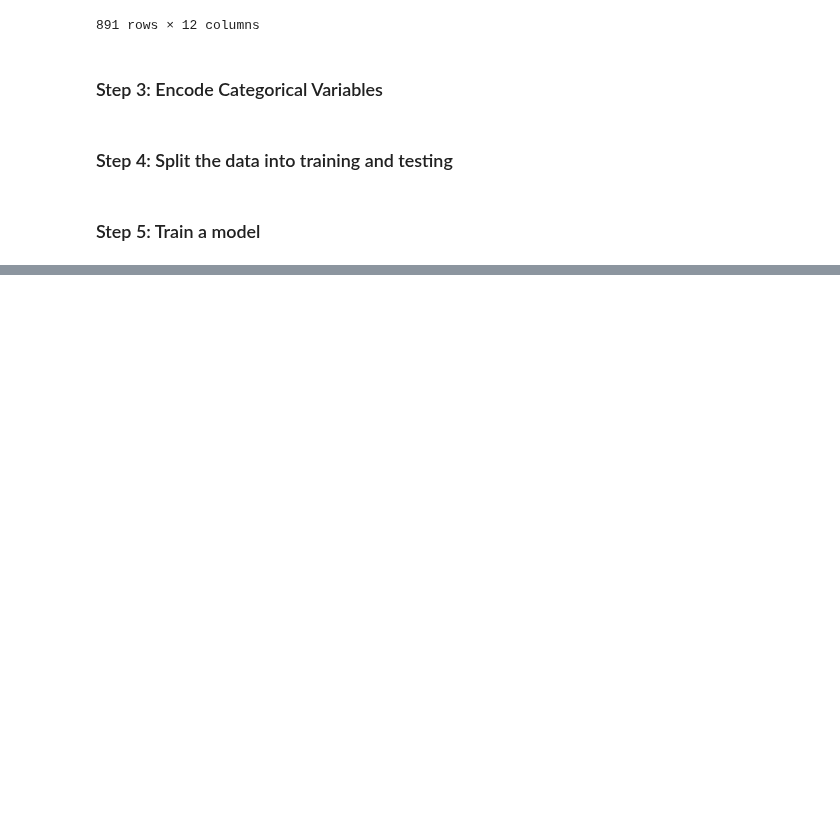
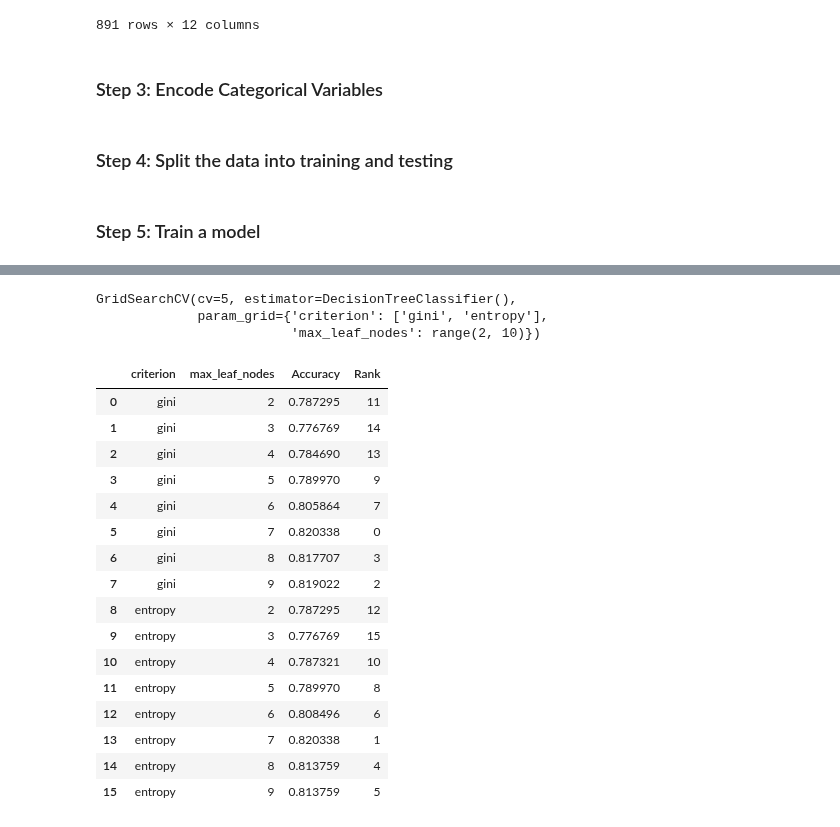
Before and after one commit to bryantstats/math460, a Jupyter notebook: python/fa23/classification_tree_fall24.ipynb, the cells around one changed output, grey strips where cells are left out. Saved outputs shown, nothing was run; the diff lists cells and outputs as text; code cells hidden in the pictures; blank space fills up the shorter version.

```diff
--- a/python/fa23/classification_tree_fall24.ipynb
+++ b/python/fa23/classification_tree_fall24.ipynb
@@ -160,0 +183,39 @@ graph
+# %%
+import warnings
+warnings.filterwarnings("ignore")
+
+
+# Decide what hyperparameter to tune then decide the searching range
+param_grid = {'max_leaf_nodes': range(2,10),
+              'criterion':['gini', 'entropy']}
+
+# Create a list of trees
+from sklearn.model_selection import GridSearchCV
+tree2 = GridSearchCV(DecisionTreeClassifier(), param_grid, cv = 5)
+tree2.fit(x_train, y_train)
+# %% [output]
+GridSearchCV(cv=5, estimator=DecisionTreeClassifier(),
+             param_grid={'criterion': ['gini', 'entropy'],
+                         'max_leaf_nodes': range(2, 10)})
+# %%
+cv_result = pd.concat([pd.DataFrame(tree2.cv_results_["params"]),pd.DataFrame(tree2.cv_results_["mean_test_score"], columns=["Accuracy"])],axis=1)
+cv_result['Rank'] = (-cv_result['Accuracy']).argsort().argsort()
+cv_result
+# %% [output]
+|  | criterion | max_leaf_nodes | Accuracy | Rank |
+| 0 | gini | 2 | 0.787295 | 11 |
+| 1 | gini | 3 | 0.776769 | 14 |
+| 2 | gini | 4 | 0.784690 | 13 |
+| 3 | gini | 5 | 0.789970 | 9 |
+| 4 | gini | 6 | 0.805864 | 7 |
+| 5 | gini | 7 | 0.820338 | 0 |
+| 6 | gini | 8 | 0.817707 | 3 |
+| 7 | gini | 9 | 0.819022 | 2 |
+| 8 | entropy | 2 | 0.787295 | 12 |
+| 9 | entropy | 3 | 0.776769 | 15 |
+| 10 | entropy | 4 | 0.787321 | 10 |
+| 11 | entropy | 5 | 0.789970 | 8 |
+| 12 | entropy | 6 | 0.808496 | 6 |
+| 13 | entropy | 7 | 0.820338 | 1 |
+| 14 | entropy | 8 | 0.813759 | 4 |
+| 15 | entropy | 9 | 0.813759 | 5 |
```
Also changed, not shown: parts of 6 cells of this notebook, 8 other files.
